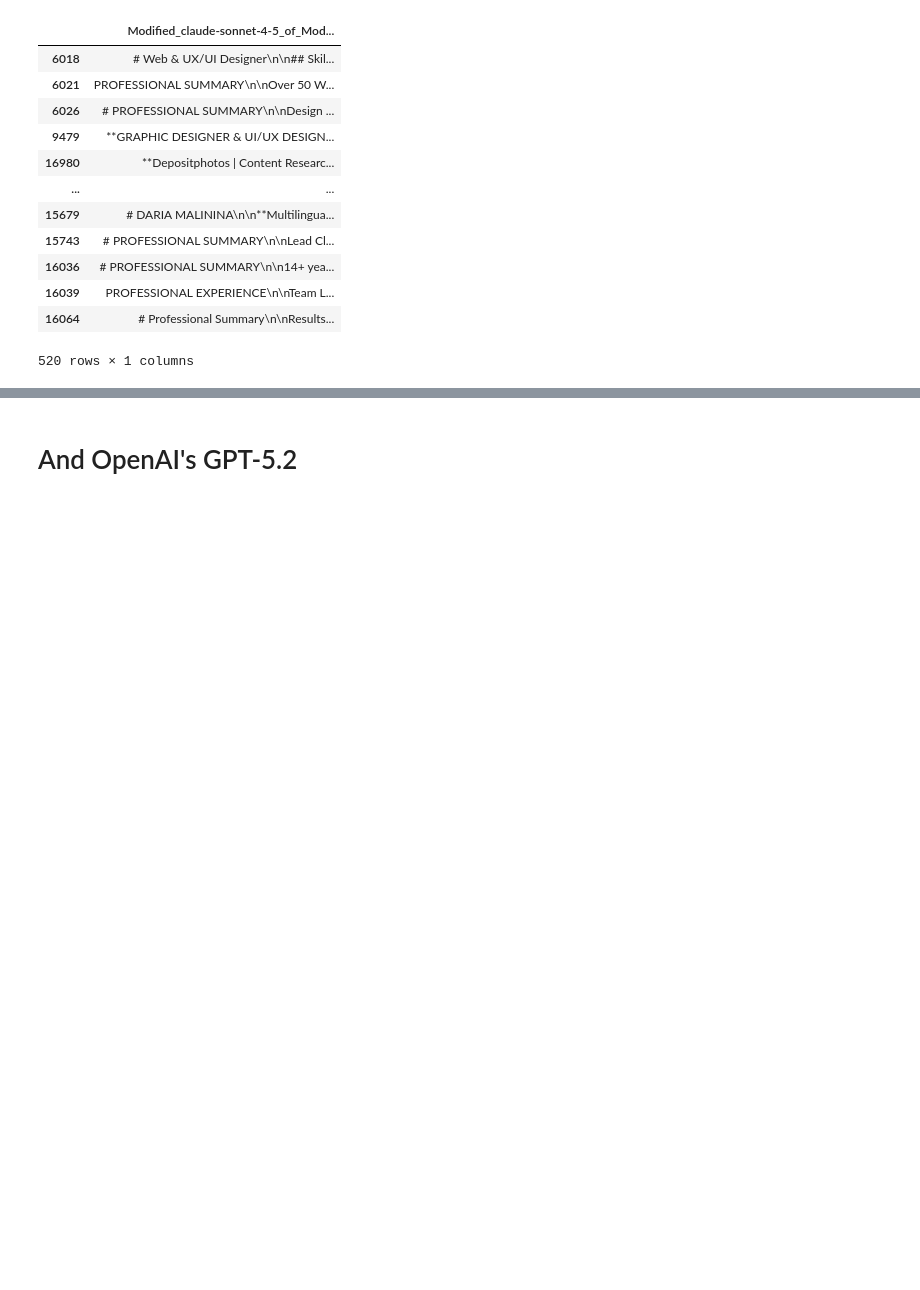
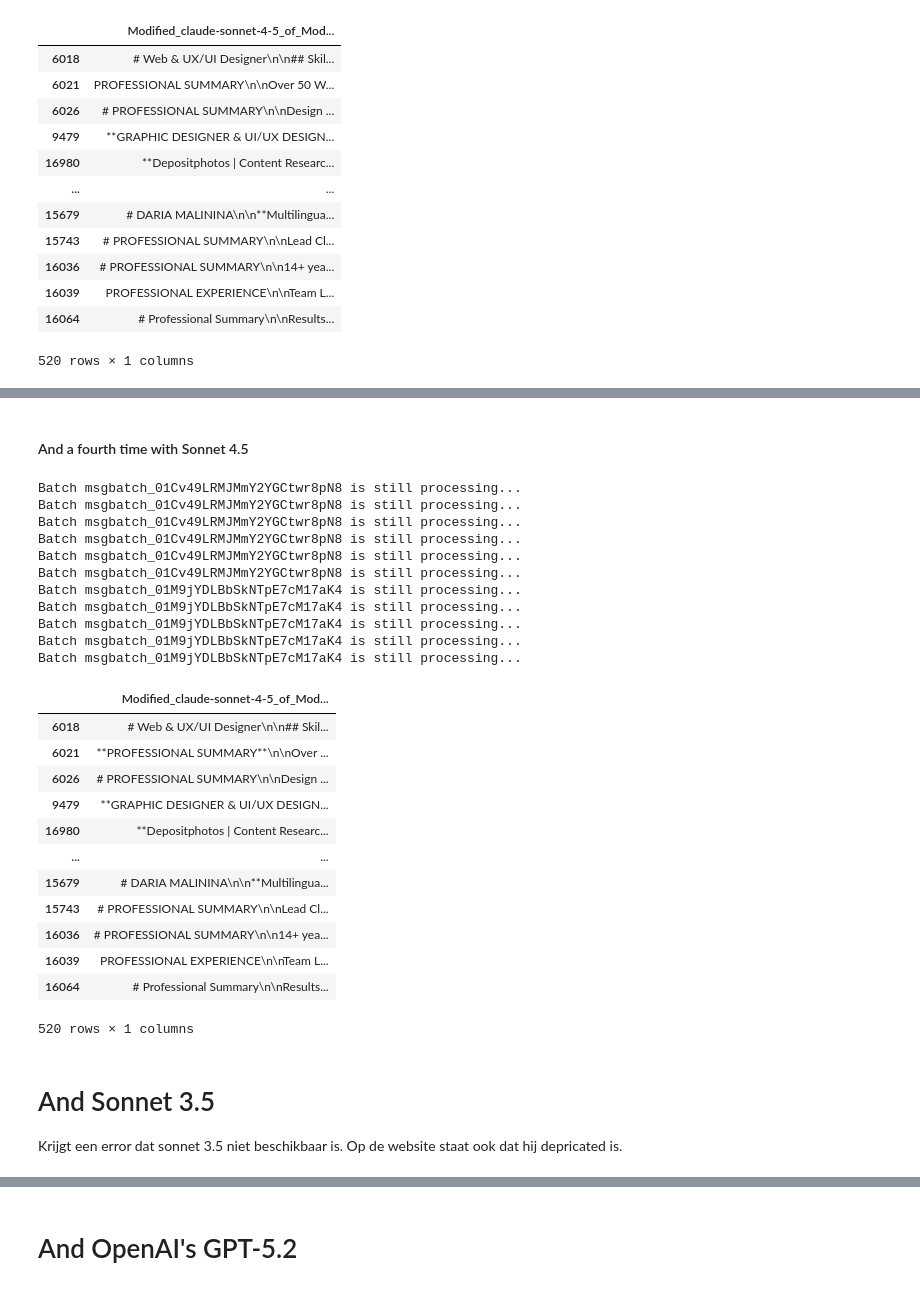
Before and after one commit to pvdklei/FACT, a Jupyter notebook: pepijn/modify.ipynb, the cells around one changed output, grey strips where cells are left out. Drawn from its saved outputs; the diff is of its cells as text; code cells hidden in the pictures; blank space fills up the shorter version.

```diff
--- a/pepijn/modify.ipynb
+++ b/pepijn/modify.ipynb
@@ -387,0 +589,43 @@ Batch msgbatch_01TixJfEVXdzjpQCUmtyRNEW is still processing...
+# %% [markdown]
+#### And a fourth time with Sonnet 4.5
+# %%
+run_experiment(
+    client=sonnet_4_5_modification_client_doordash,
+    df=pd.read_csv(os.path.join(MODIFIED_CVS_FOLDER, "thrice_sonnet_doordash_pm.csv"), index_col=0),
+    save_to=os.path.join(MODIFIED_CVS_FOLDER, "fourth_sonnet_doordash_pm.csv")
+)
+
+run_experiment(
+    client=sonnet_4_5_modification_client_google_ux,
+    df=pd.read_csv(os.path.join(MODIFIED_CVS_FOLDER, "thrice_sonnet_google_ux.csv"), index_col=0),
+    save_to=os.path.join(MODIFIED_CVS_FOLDER, "fourth_sonnet_google_ux.csv")
+)
+# %% [output]
+Batch msgbatch_01Cv49LRMJMmY2YGCtwr8pN8 is still processing...
+Batch msgbatch_01Cv49LRMJMmY2YGCtwr8pN8 is still processing...
+Batch msgbatch_01Cv49LRMJMmY2YGCtwr8pN8 is still processing...
+Batch msgbatch_01Cv49LRMJMmY2YGCtwr8pN8 is still processing...
+Batch msgbatch_01Cv49LRMJMmY2YGCtwr8pN8 is still processing...
+Batch msgbatch_01Cv49LRMJMmY2YGCtwr8pN8 is still processing...
+Batch msgbatch_01M9jYDLBbSkNTpE7cM17aK4 is still processing...
+Batch msgbatch_01M9jYDLBbSkNTpE7cM17aK4 is still processing...
+Batch msgbatch_01M9jYDLBbSkNTpE7cM17aK4 is still processing...
+Batch msgbatch_01M9jYDLBbSkNTpE7cM17aK4 is still processing...
+Batch msgbatch_01M9jYDLBbSkNTpE7cM17aK4 is still processing...
+|  | Modified_claude-sonnet-4-5_of_Mod... |
+| 6018 | # Web & UX/UI Designer\n\n## Skil... |
+| 6021 | **PROFESSIONAL SUMMARY**\n\nOver ... |
+| 6026 | # PROFESSIONAL SUMMARY\n\nDesign ... |
+| 9479 | **GRAPHIC DESIGNER & UI/UX DESIGN... |
+| 16980 | **Depositphotos | Content Researc... |
+| ... | ... |
+| 15679 | # DARIA MALININA\n\n**Multilingua... |
+| 15743 | # PROFESSIONAL SUMMARY\n\nLead Cl... |
+| 16036 | # PROFESSIONAL SUMMARY\n\n14+ yea... |
+| 16039 | PROFESSIONAL EXPERIENCE\n\nTeam L... |
+| 16064 | # Professional Summary\n\nResults... |
+520 rows × 1 columns
+# %% [markdown]
+# And Sonnet 3.5
+
+Krijgt een error dat sonnet 3.5 niet beschikbaar is. Op de website staat ook dat hij depricated is.
```
Also changed, not shown: parts of 20 cells of this notebook, 31 other files.
